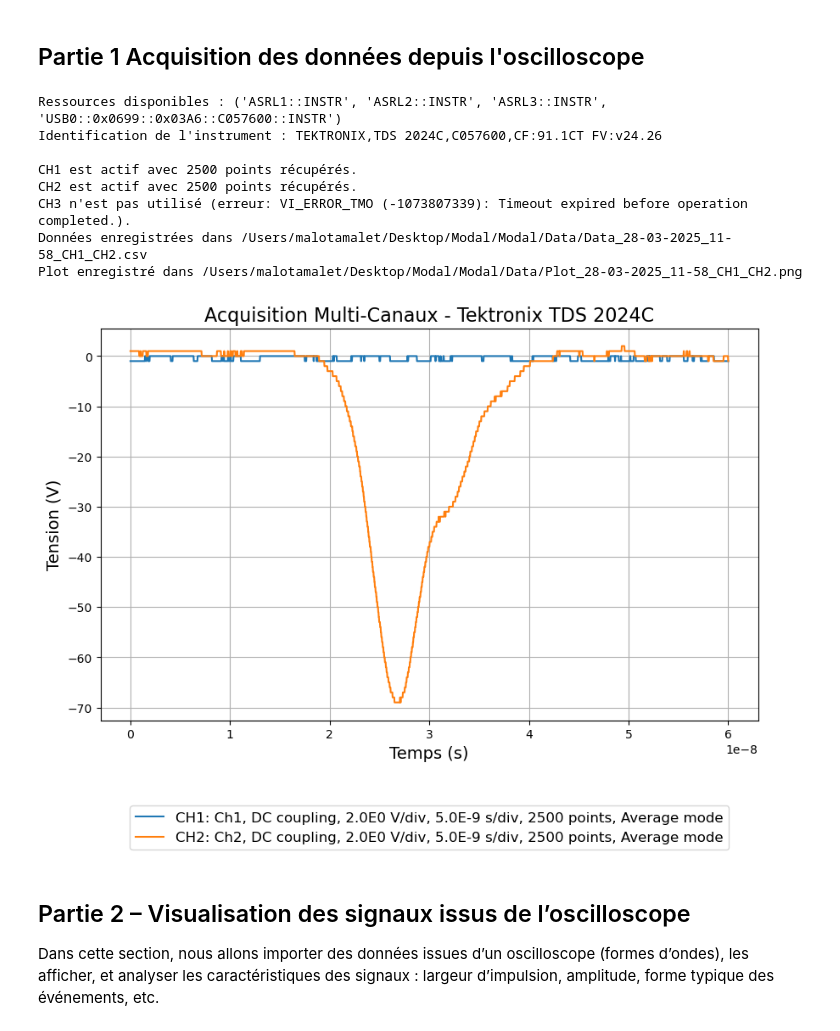
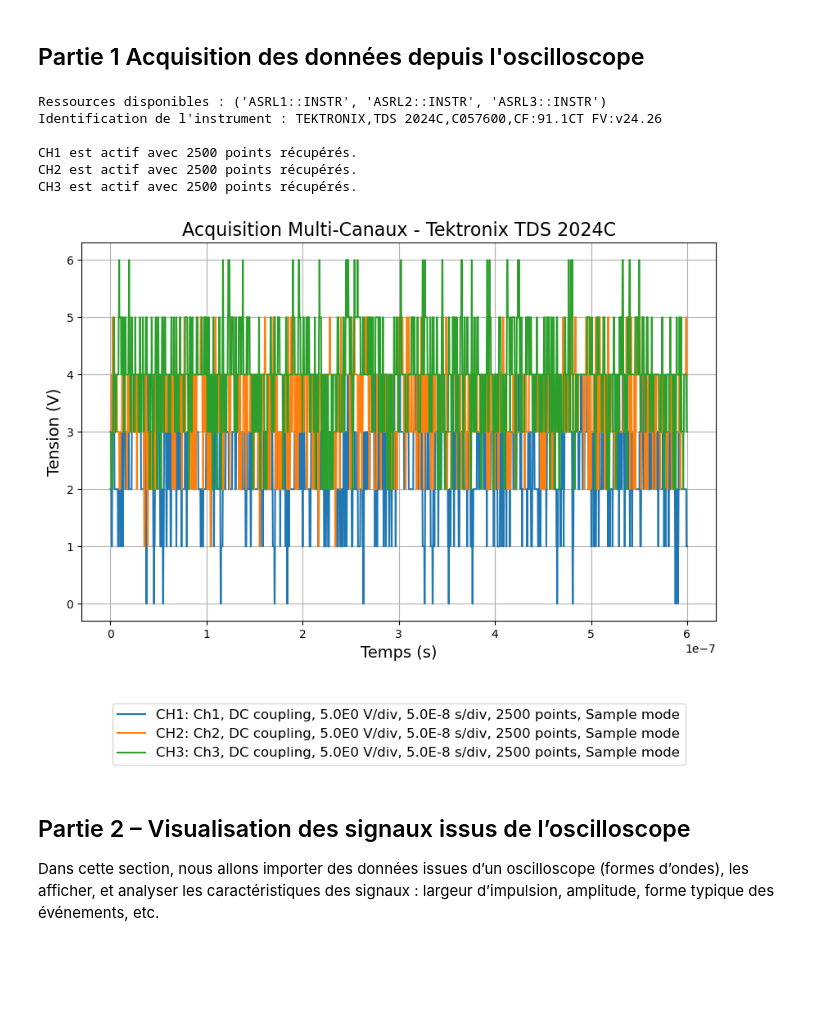
Before and after one commit to Arpad-Schaeffer/Modal, a Jupyter notebook: Muon_Detection_Scintillators.ipynb, the cells around one changed output. Cells and saved outputs as stored; diff of their text form; code cells hidden in the pictures; blank space fills up the shorter version.

```diff
--- a/Muon_Detection_Scintillators.ipynb
+++ b/Muon_Detection_Scintillators.ipynb
@@ -26,7 +26,7 @@ import re
 ## Partie 1 Acquisition des données depuis l'oscilloscope
 # %%
 # Définissez cette constante sur True pour enregistrer les données
-SAVE_DATA = True
+SAVE_DATA = False
 
 def get_channel_data(scope, channel):
     """
@@ -84,7 +84,7 @@ idn_response = scope.query("*IDN?")
 print("Identification de l'instrument :", idn_response)
 
 # Délai pour que l'acquisition soit prête
-scope.timeout = 5000
+scope.timeout = 15000
 
 # Liste des canaux à tester
 channels = ["CH1", "CH2", "CH3"]
@@ -145,38 +145,36 @@ plt.legend(loc='upper center', bbox_to_anchor=(0.5, -0.20), fontsize=12, ncol=1)
 if SAVE_DATA:
     data_dict = {x_label: time_vector}
     for ch, vals in active_channels.items():
         data_dict[f"{ch} (V)"] = vals["data"]
     df = pd.DataFrame(data_dict)
 
     # Création d'une chaîne de caractères pour la date et l'heure courante au format "jour-mois-année_heure-minute"
     import datetime
     date_str = datetime.datetime.now().strftime("%d-%m-%Y_%H-%M")
 
     # Création d'une chaîne listant les canaux utilisés séparés par un underscore
     channels_used = "_".join(active_channels.keys())
 
     # Création du nom de fichier avec la date et les canaux utilisés
     filename = f"/Users/malotamalet/Desktop/Modal/Modal/Data/Data_{date_str}_{channels_used}.csv"
 
     df.to_csv(filename, index=False)
     print(f"Données enregistrées dans {filename}")
 
     # Enregistrement du plot dans le même dossier
     plot_filename = f"/Users/malotamalet/Desktop/Modal/Modal/Data/Plot_{date_str}_{channels_used}.png"
     plt.savefig(plot_filename, bbox_inches='tight')
     print(f"Plot enregistré dans {plot_filename}")
 
     plt.show()
 # %% [output]
-Ressources disponibles : ('ASRL1::INSTR', 'ASRL2::INSTR', 'ASRL3::INSTR', 'USB0::0x0699::0x03A6::C057600::INSTR')
+Ressources disponibles : ('ASRL1::INSTR', 'ASRL2::INSTR', 'ASRL3::INSTR')
 Identification de l'instrument : TEKTRONIX,TDS 2024C,C057600,CF:91.1CT FV:v24.26
 
 CH1 est actif avec 2500 points récupérés.
 CH2 est actif avec 2500 points récupérés.
-CH3 n'est pas utilisé (erreur: VI_ERROR_TMO (-1073807339): Timeout expired before operation completed.).
-Données enregistrées dans /Users/malotamalet/Desktop/Modal/Modal/Data/Data_28-03-2025_11-58_CH1_CH2.csv
-Plot enregistré dans /Users/malotamalet/Desktop/Modal/Modal/Data/Plot_28-03-2025_11-58_CH1_CH2.png
+CH3 est actif avec 2500 points récupérés.
-[figure, old version]
+[figure, new version]
 # %% [markdown]
 ## Partie 2 – Visualisation des signaux issus de l’oscilloscope
 
```
Also changed, not shown: parts of 1 cell of this notebook, 13 other files.
